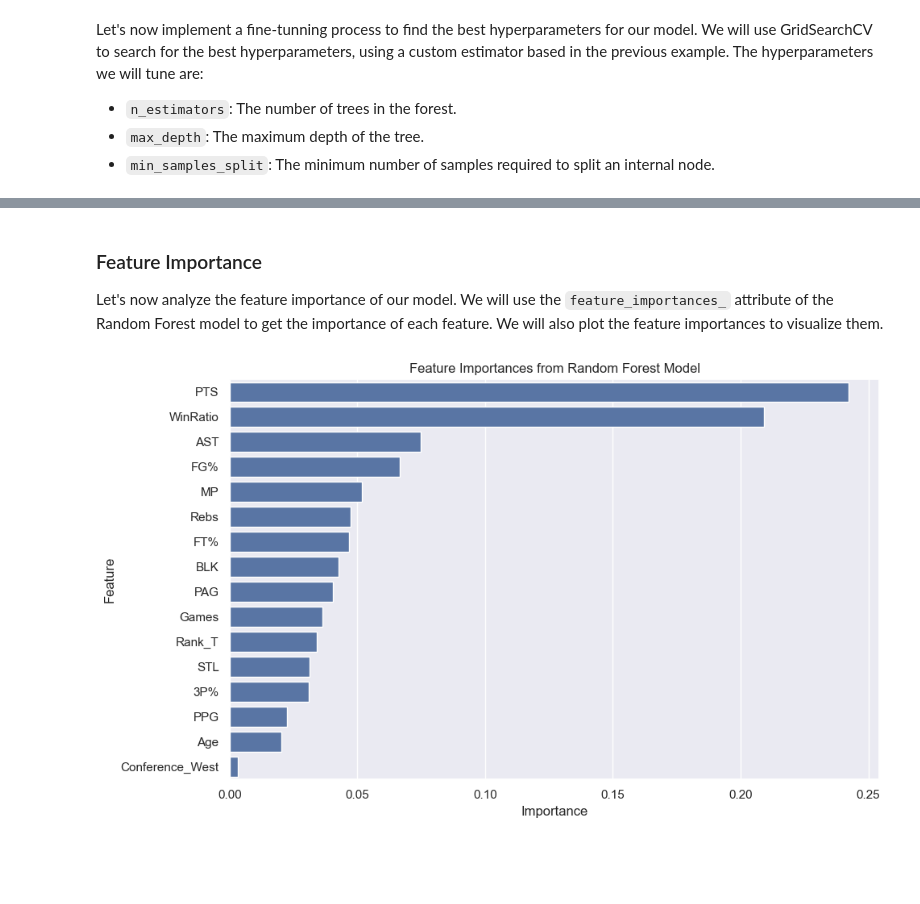
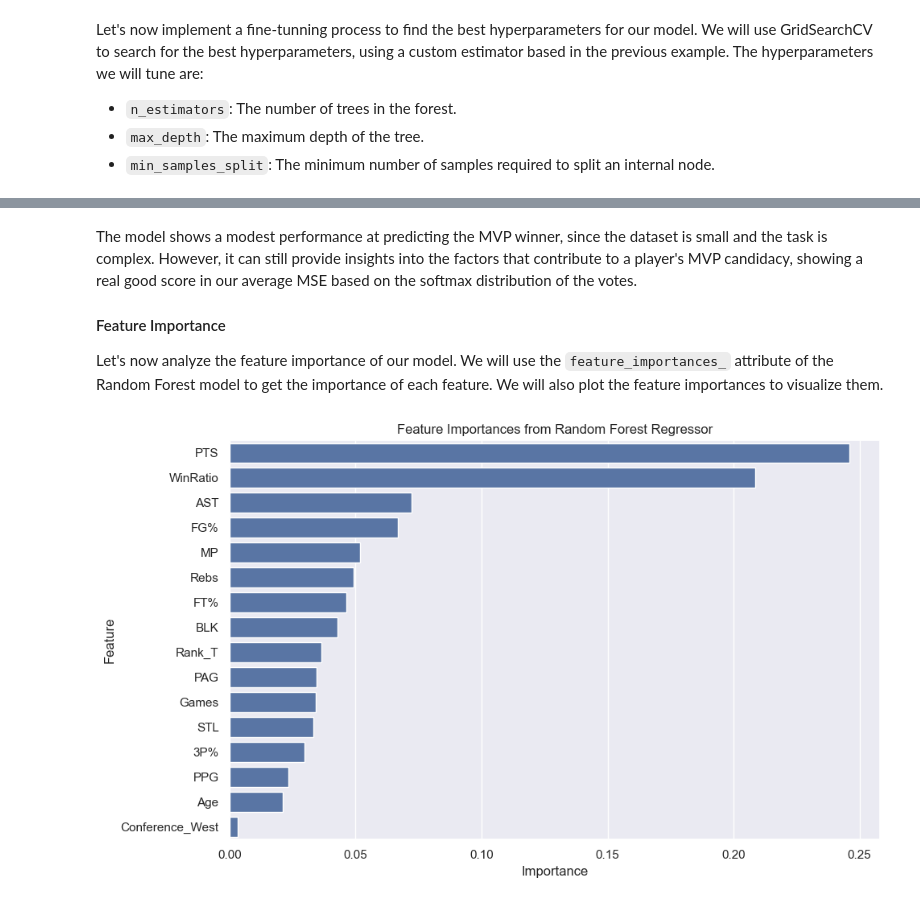
Before and after one commit to valevil27/nba-mvp-analysis, a Jupyter notebook: main.ipynb, the cells around one changed output, grey strips where cells are left out. Drawn from its saved outputs; the diff is of its cells as text; code cells hidden in the pictures; blank space fills up the shorter version.

```diff
--- a/main.ipynb
+++ b/main.ipynb
@@ -602,7 +594,7 @@ grid_search = GridSearchCV(
     cv=gfk.split(X_train, y_train, groups=groups),
     scoring=group_scorer_with_groups,
     n_jobs=-1,
-    verbose=2
+    verbose=1
 )
 
 grid_search.fit(X_train, y_train)
@@ -651,25 +707,46 @@ display_markdown(f"<spam style='color:salmon'>Mejor score (MSE softmax): {grid_s
 # %% [markdown]
-### Feature Importance
+The model shows a modest performance at predicting the MVP winner, since the dataset is small and the task is complex. However, it can still provide insights into the factors that contribute to a player's MVP candidacy, showing a real good score in our average MSE based on the softmax distribution of the votes.
+
+#### Feature Importance
 
 Let's now analyze the feature importance of our model. We will use the `feature_importances_` attribute of the Random Forest model to get the importance of each feature. We will also plot the feature importances to visualize them.
+# %%
+model = clone(grid_search.best_estimator_)
+model.fit(X, y)
+def calculate_shares(df: pd.DataFrame, model: Pipeline = model) -> pd.DataFrame:
+    df = df.copy()
+    X, _, _ = preprocess_df(df, drop_cols)
+    df["score"] = model.predict(X)
+    df["predicted_share"] = df.groupby("Year")["score"].transform(lambda x: softmax(x))
+    df = df.sort_values("predicted_share", ascending=False)
+    return df
+def plot_shares(df: pd.DataFrame) -> None:
+    ax = sns.barplot(df, x="Player", y="predicted_share")
+    ax.set_xticklabels(ax.get_xticklabels(), rotation=45, ha="right")
+    year = df["Year"].iloc[0]
+    title = f"Predicted Shares of Votes for {year} MVP Candidates"
+    plt.title(title)
+    plt.ylabel("Predicted Share of Votes")
+    plt.show()
 # %%
-best_model = grid_search.best_estimator_
-rf_model = best_model.named_steps['regressor']
-importances = rf_model.feature_importances_
-feature_names = best_model.named_steps['prep'].get_feature_names_out()
-importance_df = pd.DataFrame({
-    'Feature': [name.replace("prep__", "").replace("cat__", "") for name in feature_names],
-    'Importance': importances
-}).sort_values(by='Importance', ascending=False)
-plt.figure(figsize=(10, 6))
-sns.barplot(data=importance_df, x='Importance', y='Feature')
-plt.title('Feature Importances from Random Forest Model')
-plt.xlabel('Importance')
-plt.ylabel('Feature')
-plt.tight_layout()
-plt.show()
+def plot_importances(model_template: Pipeline, model_name: str):
+    importances = model.named_steps['regressor'].feature_importances_
+    feature_names = model.named_steps['prep'].get_feature_names_out()
+    importance_df = pd.DataFrame({
+        'Feature': [name.replace("prep__", "").replace("cat__", "") for name in feature_names],
+        'Importance': importances
+    }).sort_values(by='Importance', ascending=False)
+    plt.figure(figsize=(10, 6))
+    sns.barplot(data=importance_df, x='Importance', y='Feature')
+    plt.title(f'Feature Importances from {model_name}')
+    plt.xlabel('Importance')
+    plt.ylabel('Feature')
+    plt.tight_layout()
+    plt.show()
+
+plot_importances(model, "Random Forest Regressor")
 # %% [output]
-[figure, old version]
+[figure, new version]
 # %% [markdown]
 We can see that the player's points per game is the most important feature, closely followed by the team's winning ration. This indicates that the team's success is still a key factor in determining the MVP votes.
 
```
Also changed, not shown: parts of 15 cells of this notebook, 3 other files.
